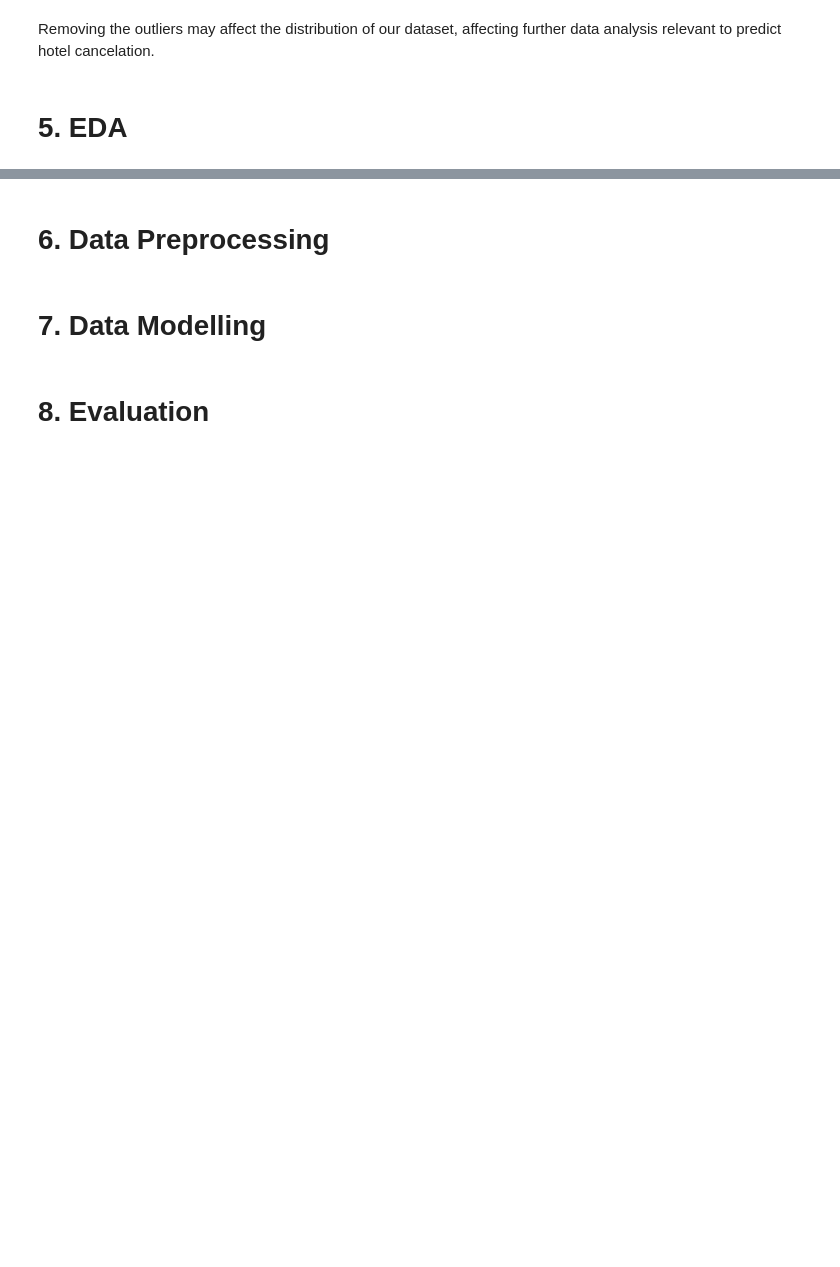
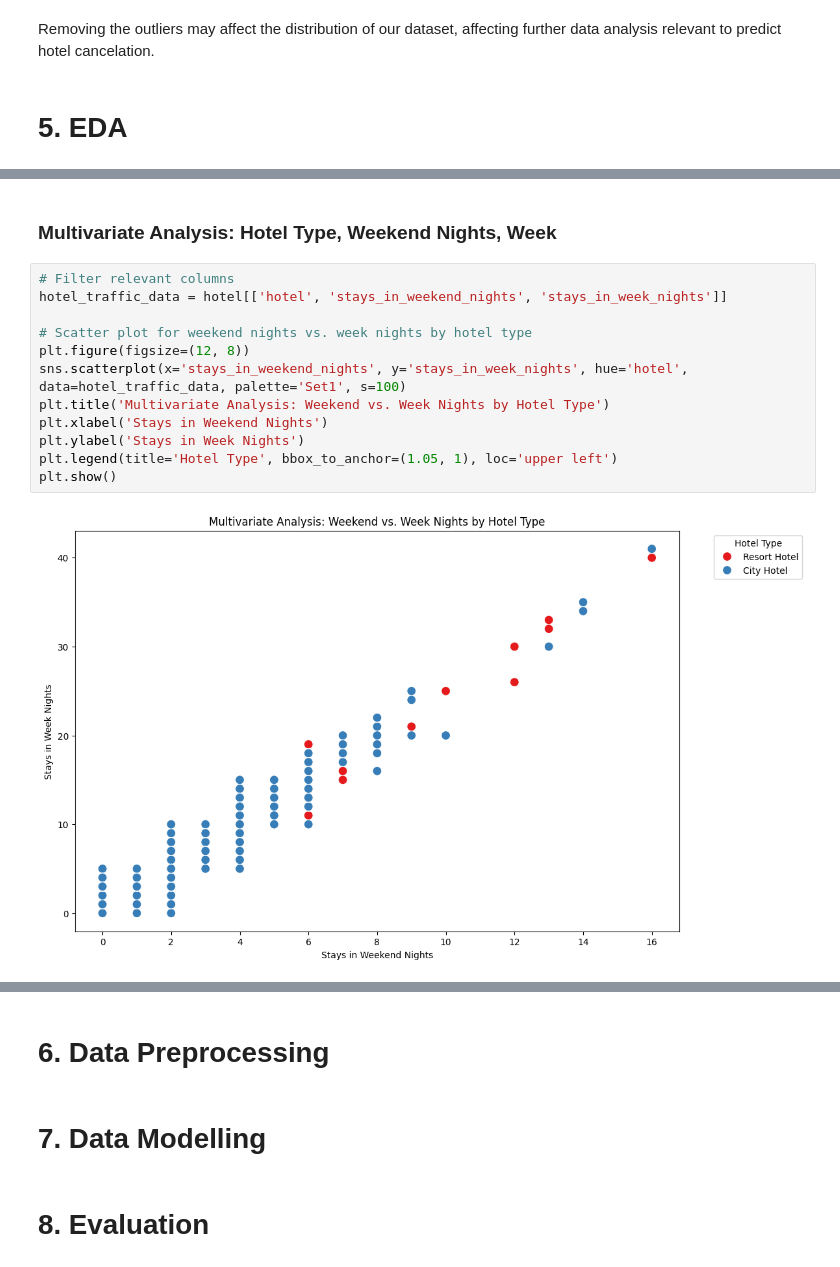
Before and after one commit to MuchiriKinyua/Hotel-booking-and-cancellation-system, a Jupyter notebook: Student.ipynb, the cells around one changed output, grey strips where cells are left out. Drawn from its saved outputs; the diff is of its cells as text; blank space fills up the shorter version.

```diff
--- a/Student.ipynb
+++ b/Student.ipynb
@@ -522,0 +564,16 @@ Removing the outliers may affect the distribution of our dataset, affecting furt
+# %% [markdown]
+### Multivariate Analysis: Hotel Type, Weekend Nights, Week
+# %%
+# Filter relevant columns
+hotel_traffic_data = hotel[['hotel', 'stays_in_weekend_nights', 'stays_in_week_nights']]
+
+# Scatter plot for weekend nights vs. week nights by hotel type
+plt.figure(figsize=(12, 8))
+sns.scatterplot(x='stays_in_weekend_nights', y='stays_in_week_nights', hue='hotel', data=hotel_traffic_data, palette='Set1', s=100)
+plt.title('Multivariate Analysis: Weekend vs. Week Nights by Hotel Type')
+plt.xlabel('Stays in Weekend Nights')
+plt.ylabel('Stays in Week Nights')
+plt.legend(title='Hotel Type', bbox_to_anchor=(1.05, 1), loc='upper left')
+plt.show()
+# %% [output]
+[figure, added]
```
Also changed, not shown: parts of 9 cells of this notebook.
